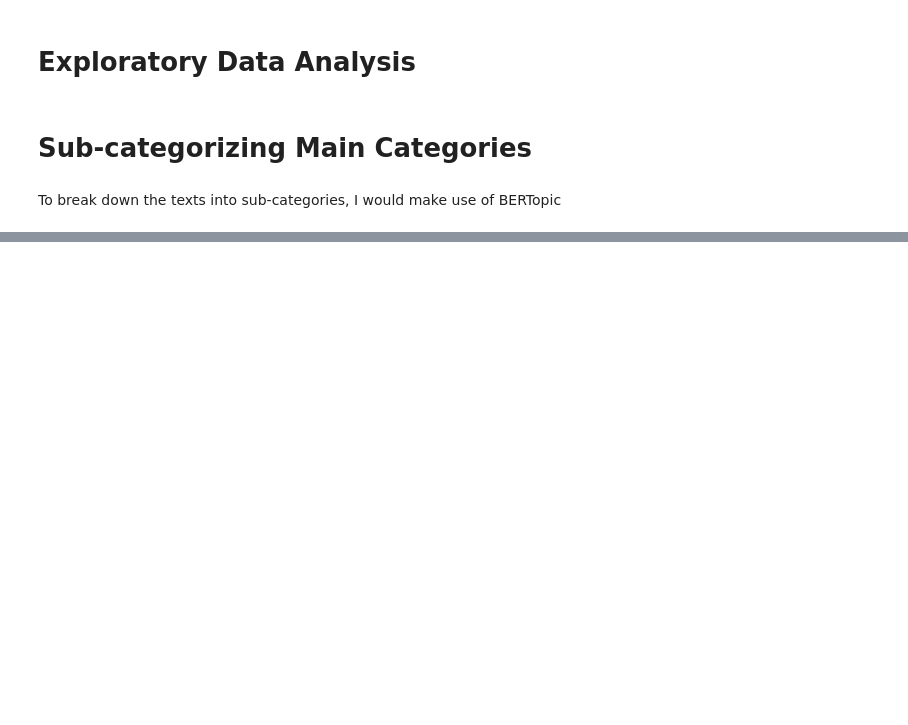
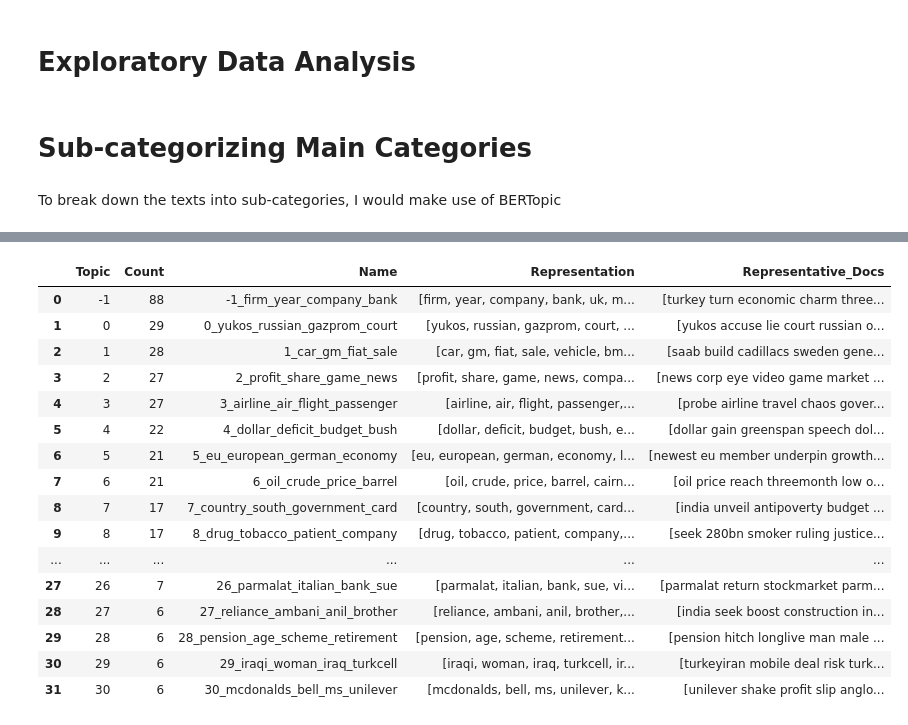
Before and after one commit to joytile/BBC-News-Topic-Modelling, a Jupyter notebook: BBC_NLP_Task.ipynb, the cells around one changed output, grey strips where cells are left out. Drawn from its saved outputs; the diff is of its cells as text; code cells hidden in the pictures; blank space fills up the shorter version.

```diff
--- a/BBC_NLP_Task.ipynb
+++ b/BBC_NLP_Task.ipynb
@@ -216,0 +340,21 @@ bbc_topic_model.reduce_topics(business_texts, nr_topics=7)
+# %%
+entertainment_topic_info = business_results['topic_info']
+entertainment_topic_info
+# %% [output]
+|  | Topic | Count | Name | Representation | Representative_Docs |
+| 0 | -1 | 88 | -1_firm_year_company_bank | [firm, year, company, bank, uk, m... | [turkey turn economic charm three... |
+| 1 | 0 | 29 | 0_yukos_russian_gazprom_court | [yukos, russian, gazprom, court, ... | [yukos accuse lie court russian o... |
+| 2 | 1 | 28 | 1_car_gm_fiat_sale | [car, gm, fiat, sale, vehicle, bm... | [saab build cadillacs sweden gene... |
+| 3 | 2 | 27 | 2_profit_share_game_news | [profit, share, game, news, compa... | [news corp eye video game market ... |
+| 4 | 3 | 27 | 3_airline_air_flight_passenger | [airline, air, flight, passenger,... | [probe airline travel chaos gover... |
+| 5 | 4 | 22 | 4_dollar_deficit_budget_bush | [dollar, deficit, budget, bush, e... | [dollar gain greenspan speech dol... |
+| 6 | 5 | 21 | 5_eu_european_german_economy | [eu, european, german, economy, l... | [newest eu member underpin growth... |
+| 7 | 6 | 21 | 6_oil_crude_price_barrel | [oil, crude, price, barrel, cairn... | [oil price reach threemonth low o... |
+| 8 | 7 | 17 | 7_country_south_government_card | [country, south, government, card... | [india unveil antipoverty budget ... |
+| 9 | 8 | 17 | 8_drug_tobacco_patient_company | [drug, tobacco, patient, company,... | [seek 280bn smoker ruling justice... |
+| ... | ... | ... | ... | ... | ... |
+| 27 | 26 | 7 | 26_parmalat_italian_bank_sue | [parmalat, italian, bank, sue, vi... | [parmalat return stockmarket parm... |
+| 28 | 27 | 6 | 27_reliance_ambani_anil_brother | [reliance, ambani, anil, brother,... | [india seek boost construction in... |
+| 29 | 28 | 6 | 28_pension_age_scheme_retirement | [pension, age, scheme, retirement... | [pension hitch longlive man male ... |
+| 30 | 29 | 6 | 29_iraqi_woman_iraq_turkcell | [iraqi, woman, iraq, turkcell, ir... | [turkeyiran mobile deal risk turk... |
+| 31 | 30 | 6 | 30_mcdonalds_bell_ms_unilever | [mcdonalds, bell, ms, unilever, k... | [unilever shake profit slip anglo... |
```
Also changed, not shown: parts of 33 cells of this notebook.
